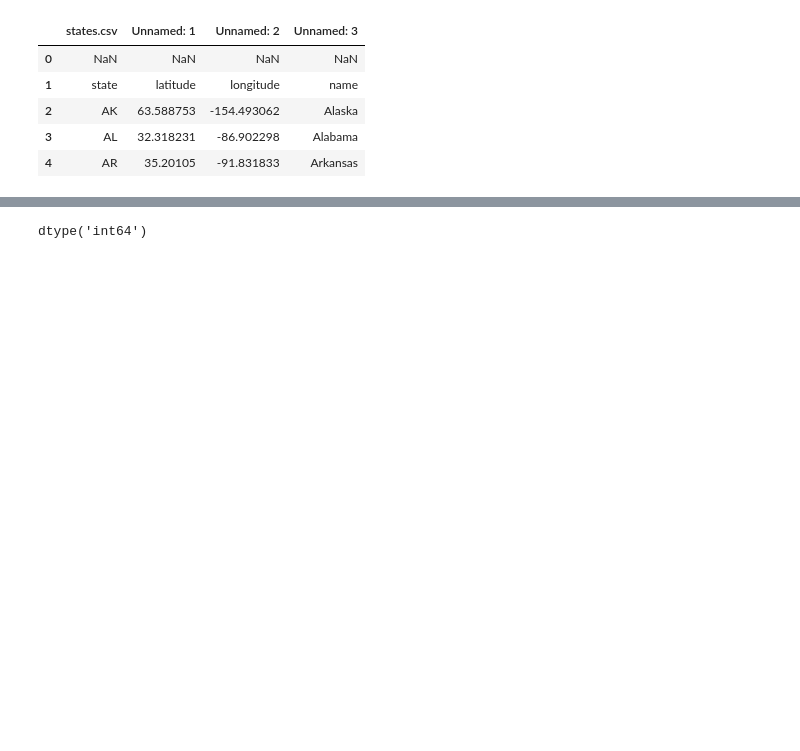
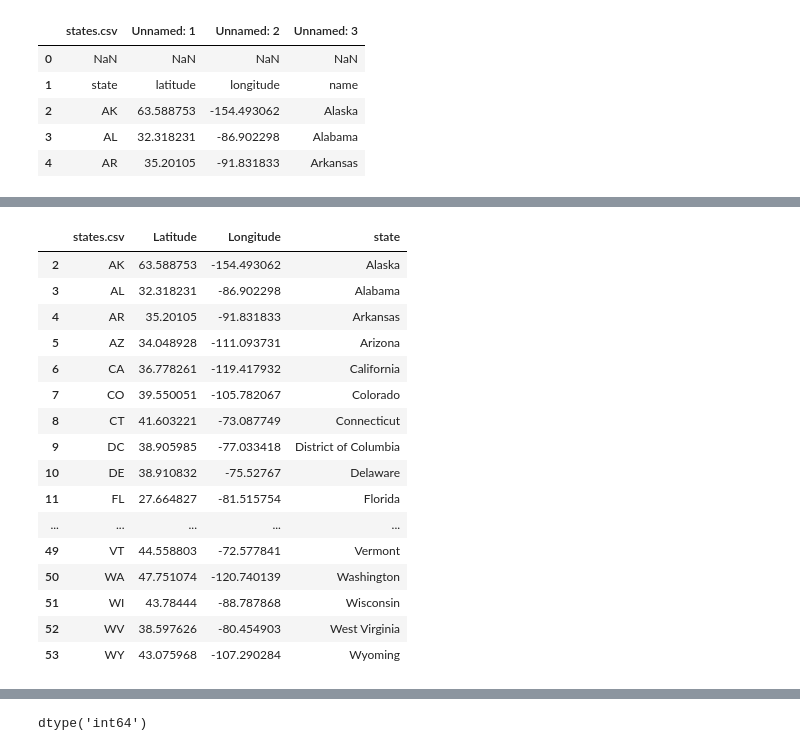
Before and after one commit to bgtaber/brewcrew_project, a Jupyter notebook: Scripts/Brewery_Heatmap.ipynb, the cells around one changed output, grey strips where cells are left out. Drawn from its saved outputs; the diff is of its cells as text; code cells hidden in the pictures; blank space fills up the shorter version.

```diff
--- a/Scripts/Brewery_Heatmap.ipynb
+++ b/Scripts/Brewery_Heatmap.ipynb
@@ -43,5 +42,24 @@ latlon_df1
 # %%
 latlon_df=latlon_df.rename(columns={'Unnamed: 1': 'Latitude','Unnamed: 2': 'Longitude','Unnamed: 3':'state'})
+display(latlon_df)
+# %% [output]
+|  | states.csv | Latitude | Longitude | state |
+| 2 | AK | 63.588753 | -154.493062 | Alaska |
+| 3 | AL | 32.318231 | -86.902298 | Alabama |
+| 4 | AR | 35.20105 | -91.831833 | Arkansas |
+| 5 | AZ | 34.048928 | -111.093731 | Arizona |
+| 6 | CA | 36.778261 | -119.417932 | California |
+| 7 | CO | 39.550051 | -105.782067 | Colorado |
+| 8 | CT | 41.603221 | -73.087749 | Connecticut |
+| 9 | DC | 38.905985 | -77.033418 | District of Columbia |
+| 10 | DE | 38.910832 | -75.52767 | Delaware |
+| 11 | FL | 27.664827 | -81.515754 | Florida |
+| ... | ... | ... | ... | ... |
+| 49 | VT | 44.558803 | -72.577841 | Vermont |
+| 50 | WA | 47.751074 | -120.740139 | Washington |
+| 51 | WI | 43.78444 | -88.787868 | Wisconsin |
+| 52 | WV | 38.597626 | -80.454903 | West Virginia |
+| 53 | WY | 43.075968 | -107.290284 | Wyoming |
 # %%
 latlon_df=latlon_df[['Latitude','Longitude','state']]
 latlon_df.head()
```
Also changed, not shown: parts of 17 cells of this notebook.
